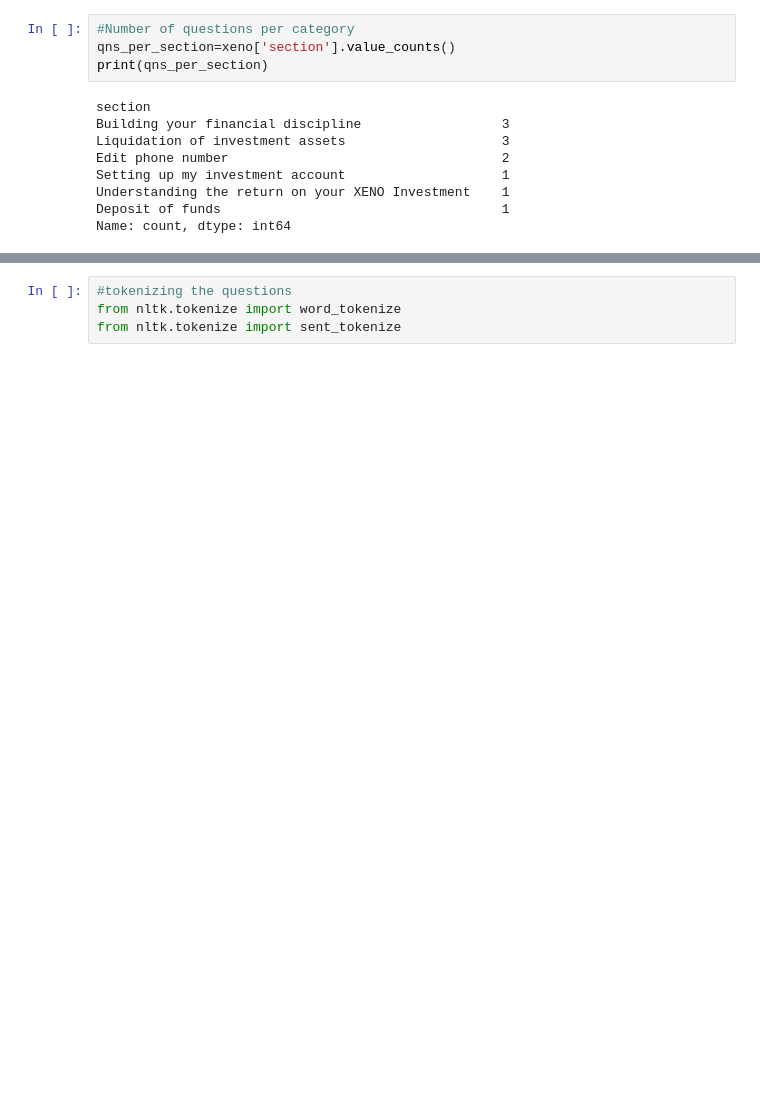
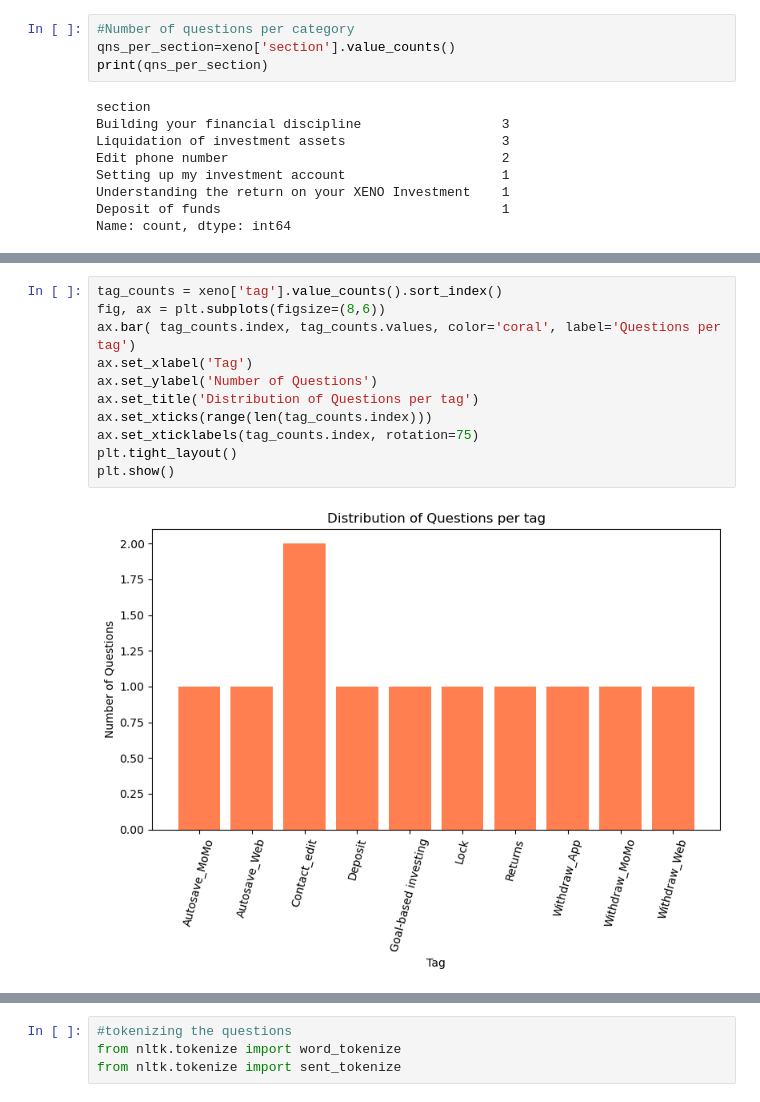
Before and after one commit to anitajn86/XENO-MARCONI-INTERNSHIP, a Jupyter notebook: XENO_EDA/QUESTIONS.ipynb, the cells around one changed output, grey strips where cells are left out. Saved outputs shown, nothing was run; the diff lists cells and outputs as text; blank space fills up the shorter version.

```diff
--- a/XENO_EDA/QUESTIONS.ipynb
+++ b/XENO_EDA/QUESTIONS.ipynb
@@ -50,3 +57,16 @@ plt.show()
+# %%
+tag_counts = xeno['tag'].value_counts().sort_index()
+fig, ax = plt.subplots(figsize=(8,6))
+ax.bar( tag_counts.index, tag_counts.values, color='coral', label='Questions per tag')
+ax.set_xlabel('Tag')
+ax.set_ylabel('Number of Questions')
+ax.set_title('Distribution of Questions per tag')
+ax.set_xticks(range(len(tag_counts.index)))
+ax.set_xticklabels(tag_counts.index, rotation=75)
+plt.tight_layout()
+plt.show()
+# %% [output]
+[figure, added]
 # %%
 #Question length in characters
 xeno['character_length']=xeno['question'].str.len()
```
Also changed, not shown: parts of 28 cells of this notebook.
